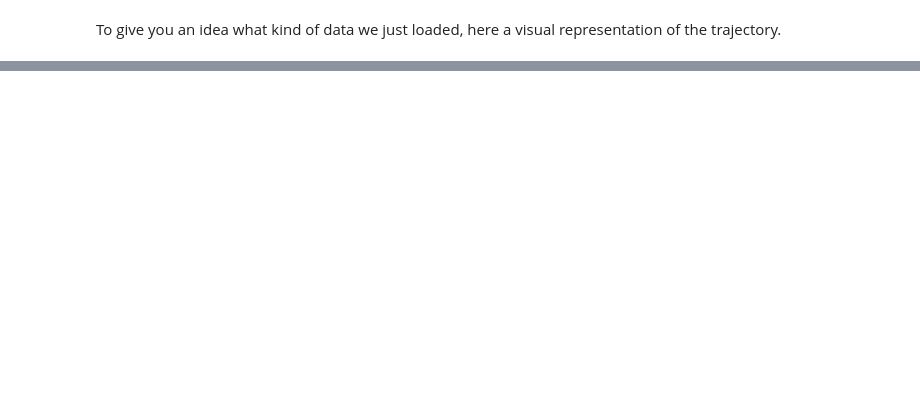
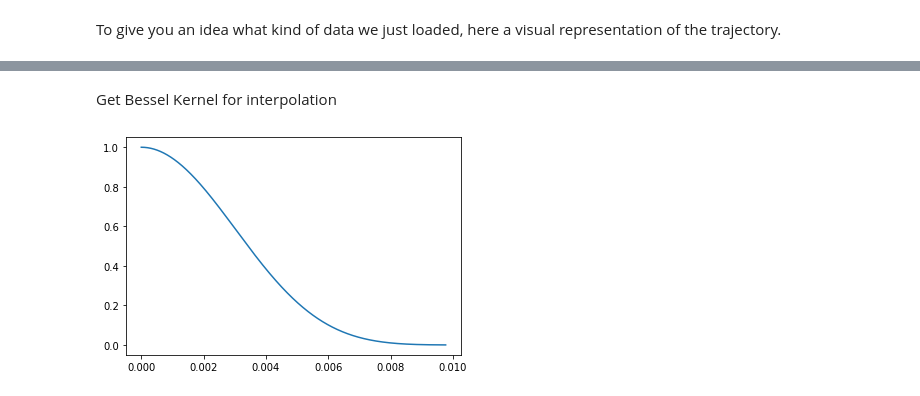
Before and after one commit to ISMRM/rrsg_challenge_01, a Jupyter notebook: python/rrsg_cgreco/step_by_step_recon.ipynb, the cells around one changed output, grey strips where cells are left out. Cells and saved outputs as stored; diff of their text form; code cells hidden in the pictures; blank space fills up the shorter version.

```diff
--- a/python/rrsg_cgreco/step_by_step_recon.ipynb
+++ b/python/rrsg_cgreco/step_by_step_recon.ipynb
@@ -153,0 +114,10 @@ NameError: name 'result' is not defined
+# %% [markdown]
+Get Bessel Kernel for interpolation
+# %%
+
+par['kwidth'] = 5
+par['klength'] = 500
+kerneltable, kerneltable_FT, u = calculate_keiser_bessel_kernel(G=256, **par)
+plt.plot(u, kerneltable);
+# %% [output]
+[figure, added]
```
Also changed, not shown: parts of 48 cells of this notebook, 4 other files.
